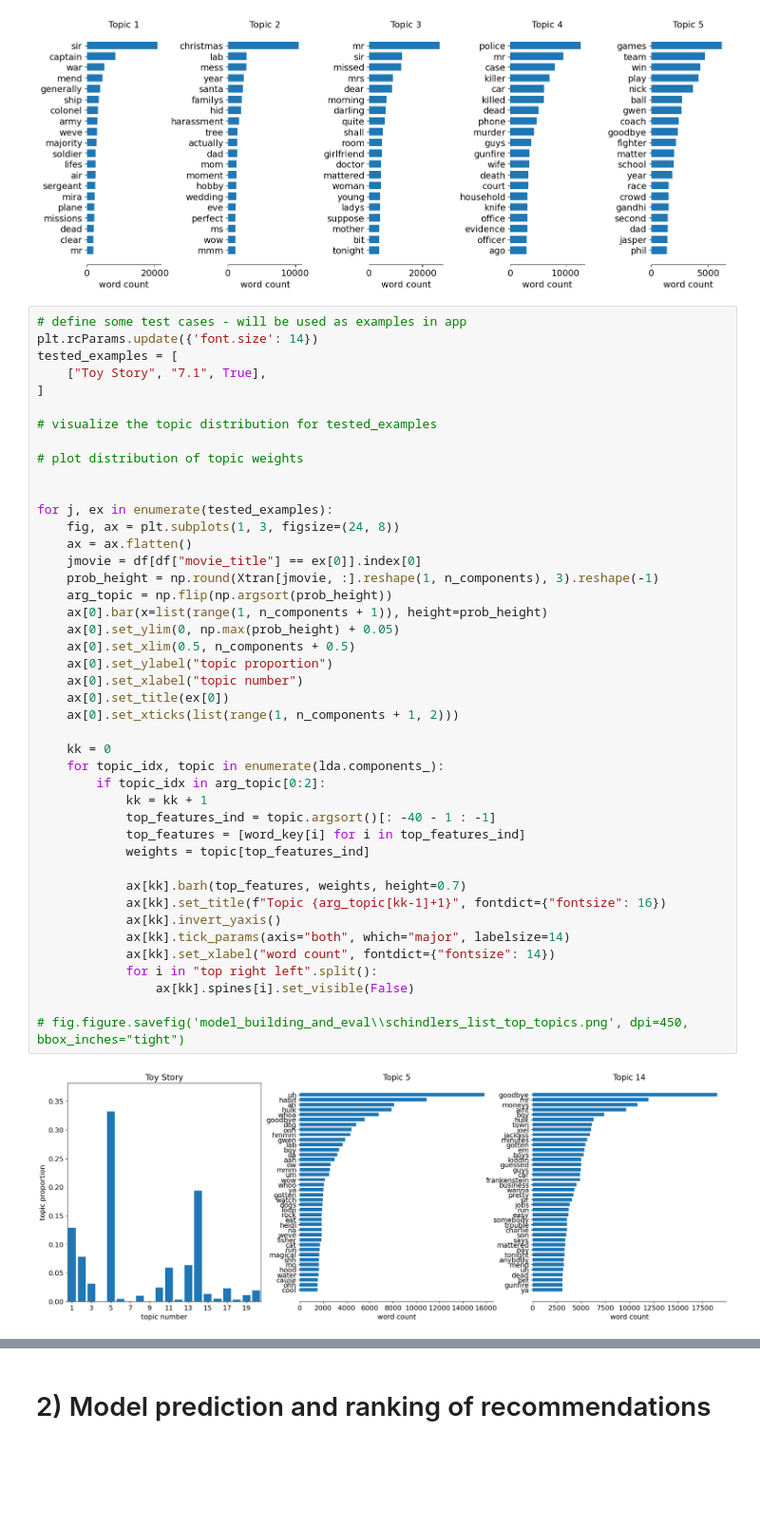
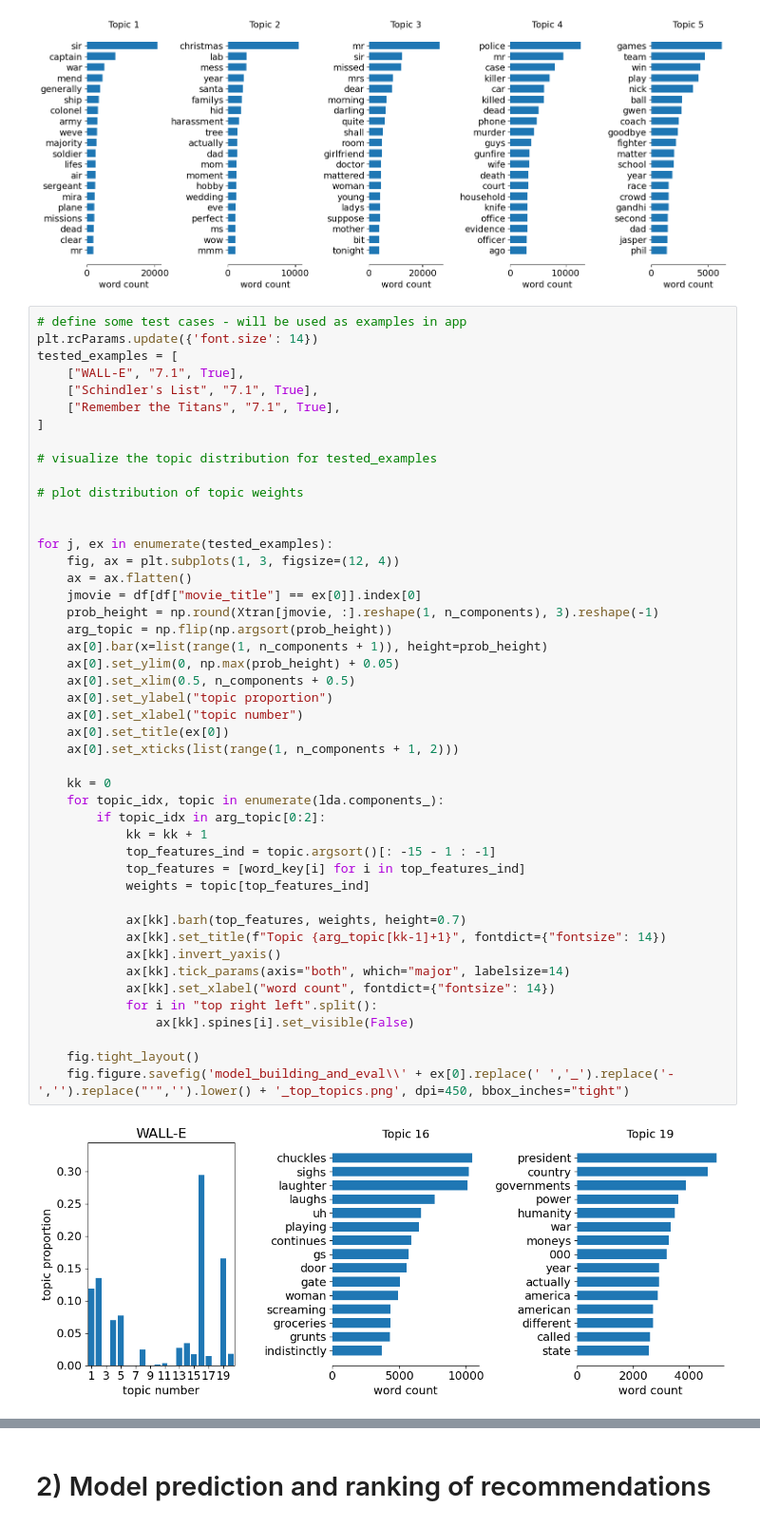
Before and after one commit to nfasano/movie_recsys, a Jupyter notebook: recsys_content_based/model_building_and_eval.ipynb, the cells around one changed output, grey strips where cells are left out. Shown at 95% size. Drawn from its saved outputs; the diff is of its cells as text; blank space fills up the shorter version.

Commit message:
eval plots update

```diff
--- a/recsys_content_based/model_building_and_eval.ipynb
+++ b/recsys_content_based/model_building_and_eval.ipynb
@@ -192,7 +192,9 @@ fig.figure.savefig('model_building_and_eval\\select_topics.png', dpi=450, bbox_i
 # define some test cases - will be used as examples in app
 plt.rcParams.update({'font.size': 14})
 tested_examples = [
-    ["Toy Story", "7.1", True],
+    ["WALL-E", "7.1", True],
+    ["Schindler's List", "7.1", True],
+    ["Remember the Titans", "7.1", True],
 ]
 
 # visualize the topic distribution for tested_examples
@@ -201,35 +203,36 @@ tested_examples = [
 
 
 for j, ex in enumerate(tested_examples):
-    fig, ax = plt.subplots(1, 3, figsize=(24, 8))
+    fig, ax = plt.subplots(1, 3, figsize=(12, 4))
     ax = ax.flatten()
     jmovie = df[df["movie_title"] == ex[0]].index[0]
     prob_height = np.round(Xtran[jmovie, :].reshape(1, n_components), 3).reshape(-1)
     arg_topic = np.flip(np.argsort(prob_height))
     ax[0].bar(x=list(range(1, n_components + 1)), height=prob_height)
     ax[0].set_ylim(0, np.max(prob_height) + 0.05)
     ax[0].set_xlim(0.5, n_components + 0.5)
     ax[0].set_ylabel("topic proportion")
     ax[0].set_xlabel("topic number")
     ax[0].set_title(ex[0])
     ax[0].set_xticks(list(range(1, n_components + 1, 2)))
 
     kk = 0
     for topic_idx, topic in enumerate(lda.components_):
         if topic_idx in arg_topic[0:2]:
             kk = kk + 1
-            top_features_ind = topic.argsort()[: -40 - 1 : -1]
+            top_features_ind = topic.argsort()[: -15 - 1 : -1]
             top_features = [word_key[i] for i in top_features_ind]
             weights = topic[top_features_ind]
 
             ax[kk].barh(top_features, weights, height=0.7)
-            ax[kk].set_title(f"Topic {arg_topic[kk-1]+1}", fontdict={"fontsize": 16})
+            ax[kk].set_title(f"Topic {arg_topic[kk-1]+1}", fontdict={"fontsize": 14})
             ax[kk].invert_yaxis()
             ax[kk].tick_params(axis="both", which="major", labelsize=14)
             ax[kk].set_xlabel("word count", fontdict={"fontsize": 14})
             for i in "top right left".split():
                 ax[kk].spines[i].set_visible(False)
 
-# fig.figure.savefig('model_building_and_eval\\schindlers_list_top_topics.png', dpi=450, bbox_inches="tight")
+    fig.tight_layout()
+    fig.figure.savefig('model_building_and_eval\\' + ex[0].replace(' ','_').replace('-','').replace("'",'').lower() + '_top_topics.png', dpi=450, bbox_inches="tight")
 # %% [output]
-[figure, old version]
+[figure, new version]
```
Also changed, not shown: parts of 1 cell of this notebook, 4 other files.
